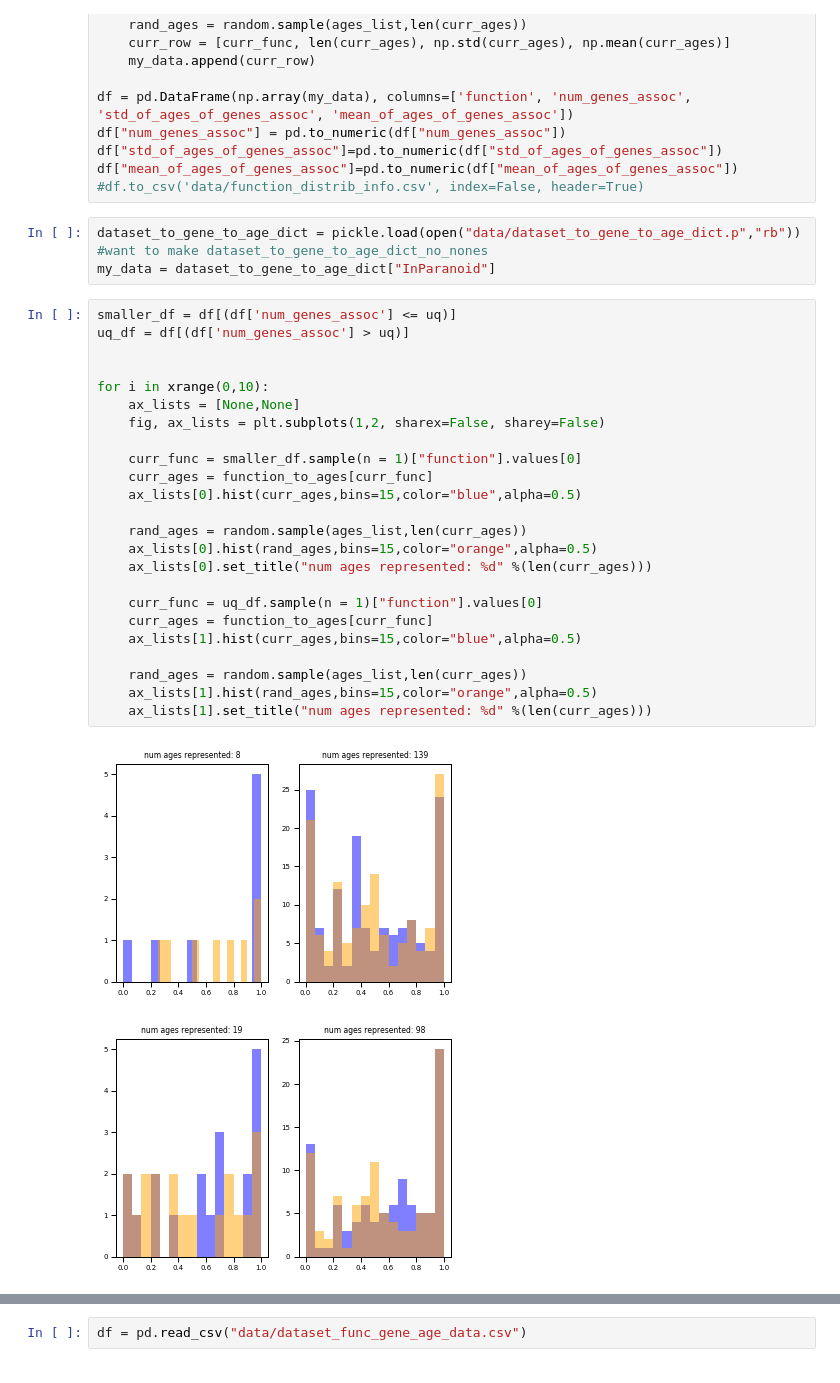
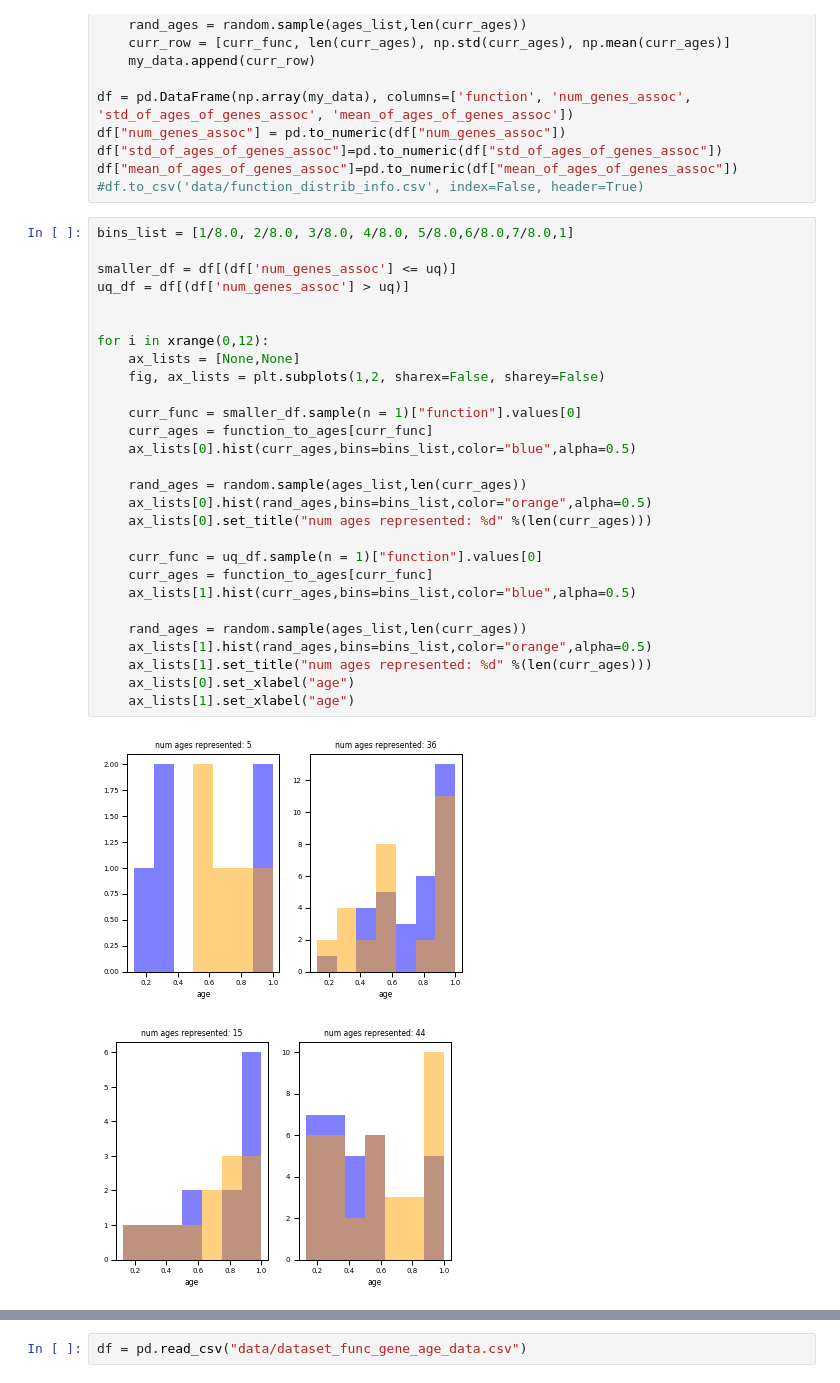
Before and after one commit to angwhen/geneage, a Jupyter notebook: make_std_related_plots.ipynb, the cells around one changed output, grey strips where cells are left out. Cells and saved outputs as stored; diff of their text form.

Commit message:
improved histogram look

```diff
--- a/make_std_related_plots.ipynb
+++ b/make_std_related_plots.ipynb
@@ -239,34 +237,34 @@ df["num_genes_assoc"] = pd.to_numeric(df["num_genes_assoc"])
 df["std_of_ages_of_genes_assoc"]=pd.to_numeric(df["std_of_ages_of_genes_assoc"])
 df["mean_of_ages_of_genes_assoc"]=pd.to_numeric(df["mean_of_ages_of_genes_assoc"])
 #df.to_csv('data/function_distrib_info.csv', index=False, header=True)
-# %%
-dataset_to_gene_to_age_dict = pickle.load(open("data/dataset_to_gene_to_age_dict.p","rb"))
-#want to make dataset_to_gene_to_age_dict_no_nones
-my_data = dataset_to_gene_to_age_dict["InParanoid"]
 # %%
+bins_list = [1/8.0, 2/8.0, 3/8.0, 4/8.0, 5/8.0,6/8.0,7/8.0,1]
+
 smaller_df = df[(df['num_genes_assoc'] <= uq)]
 uq_df = df[(df['num_genes_assoc'] > uq)]
 
 
-for i in xrange(0,10):
+for i in xrange(0,12):
     ax_lists = [None,None]
     fig, ax_lists = plt.subplots(1,2, sharex=False, sharey=False)
 
     curr_func = smaller_df.sample(n = 1)["function"].values[0]
     curr_ages = function_to_ages[curr_func]
-    ax_lists[0].hist(curr_ages,bins=15,color="blue",alpha=0.5)
+    ax_lists[0].hist(curr_ages,bins=bins_list,color="blue",alpha=0.5)
 
     rand_ages = random.sample(ages_list,len(curr_ages))
-    ax_lists[0].hist(rand_ages,bins=15,color="orange",alpha=0.5)
+    ax_lists[0].hist(rand_ages,bins=bins_list,color="orange",alpha=0.5)
     ax_lists[0].set_title("num ages represented: %d" %(len(curr_ages)))
 
     curr_func = uq_df.sample(n = 1)["function"].values[0]
     curr_ages = function_to_ages[curr_func]
-    ax_lists[1].hist(curr_ages,bins=15,color="blue",alpha=0.5)
+    ax_lists[1].hist(curr_ages,bins=bins_list,color="blue",alpha=0.5)
 
     rand_ages = random.sample(ages_list,len(curr_ages))
-    ax_lists[1].hist(rand_ages,bins=15,color="orange",alpha=0.5)
+    ax_lists[1].hist(rand_ages,bins=bins_list,color="orange",alpha=0.5)
     ax_lists[1].set_title("num ages represented: %d" %(len(curr_ages)))
+    ax_lists[0].set_xlabel("age")
+    ax_lists[1].set_xlabel("age")
 # %% [output]
-[figure, old version]
+[figure, new version]
-[figure, old version]
+[figure, new version]
```
Also changed, not shown: parts of 9 cells of this notebook.
